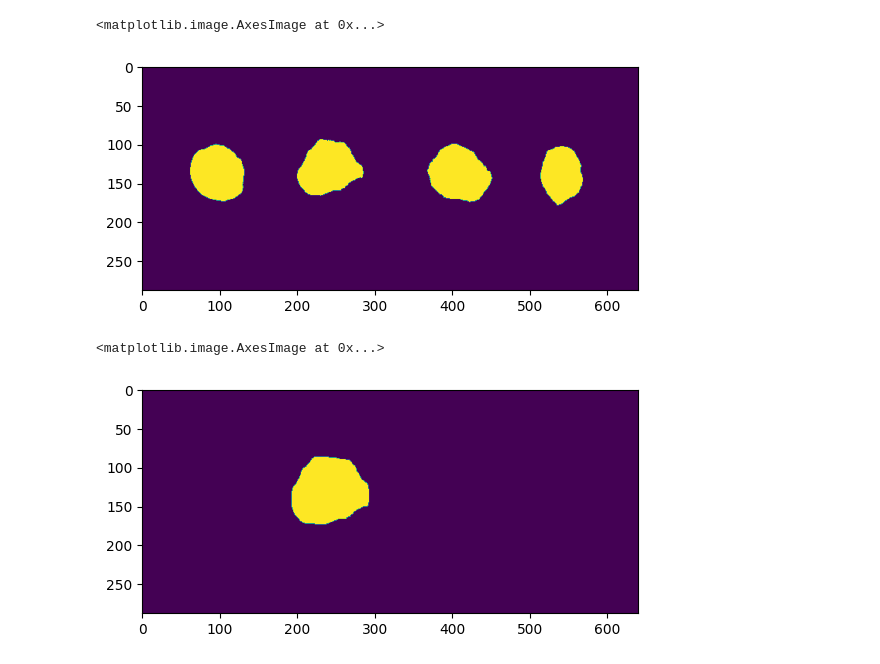
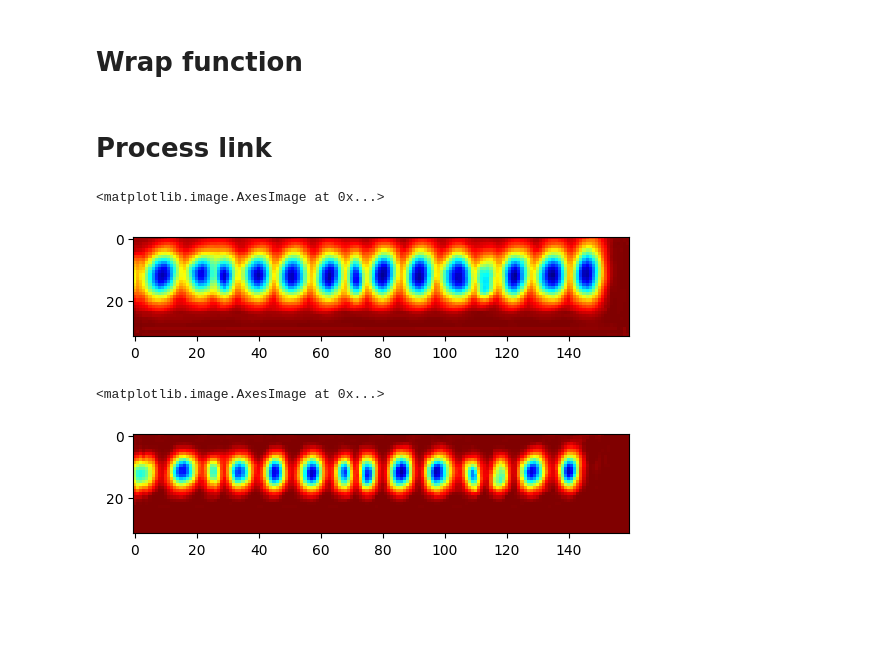
Before and after one commit to KienTranDSAI/CharOCR, a Jupyter notebook: CRAFT/infer_craft.ipynb, the cells around one changed output. Cells and saved outputs as stored; diff of their text form; code cells hidden in the pictures; blank space fills up the shorter version.

Commit message:
Modify craft

```diff
--- a/CRAFT/infer_craft.ipynb
+++ b/CRAFT/infer_craft.ipynb
@@ -68,0 +168,2 @@ prediction_result['boxes'].shape
+# %% [markdown]
+# Wrap function
@@ -69,10 +215,11 @@ prediction_result['boxes'].shape
+# %% [markdown]
+# Process link
 # %%
-import numpy as np
-from skimage.transform import resize
-
 array_img = np.load("/home/app/ocr/kientdt/CharOCR/CRAFT/outputs/array_img/label_1.npy")
-text_score = np.load("/home/app/ocr/kientdt/CharOCR/CRAFT/outputs/array_img/textscore.npy")
+# text_score = np.load("/home/app/ocr/kientdt/CharOCR/CRAFT/outputs/array_img/textscore.npy")
+link_score = cv2.imread("/home/app/ocr/kientdt/CharOCR/CRAFT/outputs/image_link_score_heatmap.png")
+text_score = cv2.imread("/home/app/ocr/kientdt/CharOCR/CRAFT/outputs/image_text_score_heatmap.png")
 plt.imshow(text_score)
 # %% [output]
 <matplotlib.image.AxesImage at 0x...>
-[figure, old version]
+[figure, new version]
@@ -82,5 +226,5 @@ resized_textscore = resize(text_score, (55, 125), anti_aliasing=True)
 # %%
-plt.imshow(array_img)
+plt.imshow(link_score)
 # %% [output]
 <matplotlib.image.AxesImage at 0x...>
-[figure, old version]
+[figure, new version]
```
Also changed, not shown: parts of 46 cells of this notebook, 31 other files.
